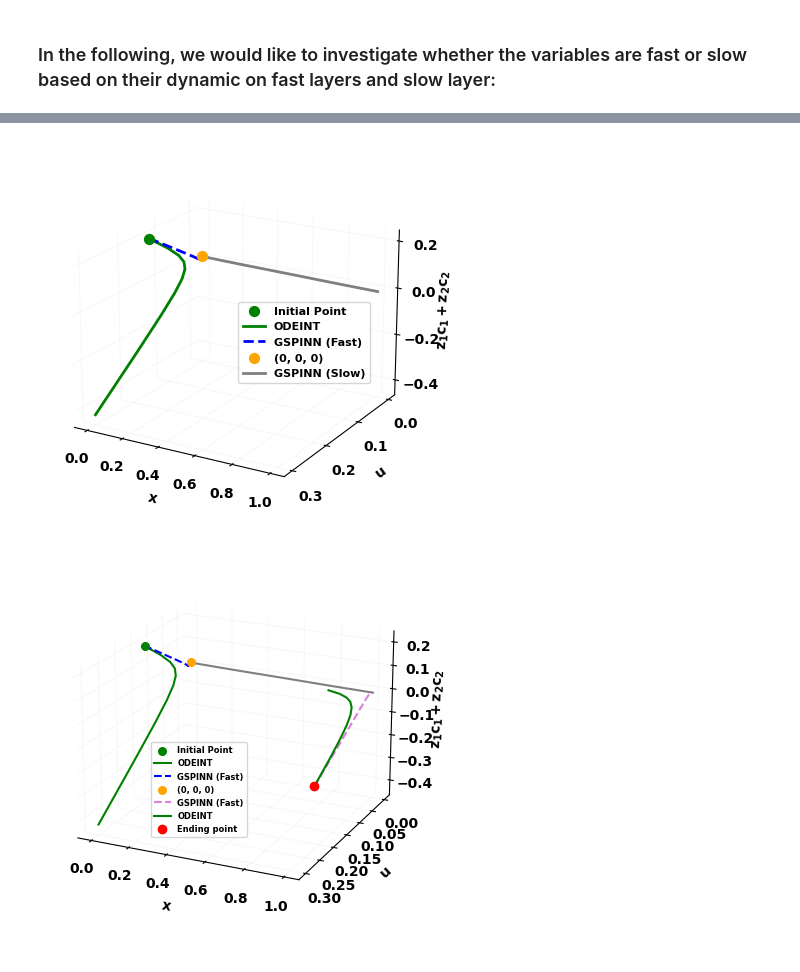
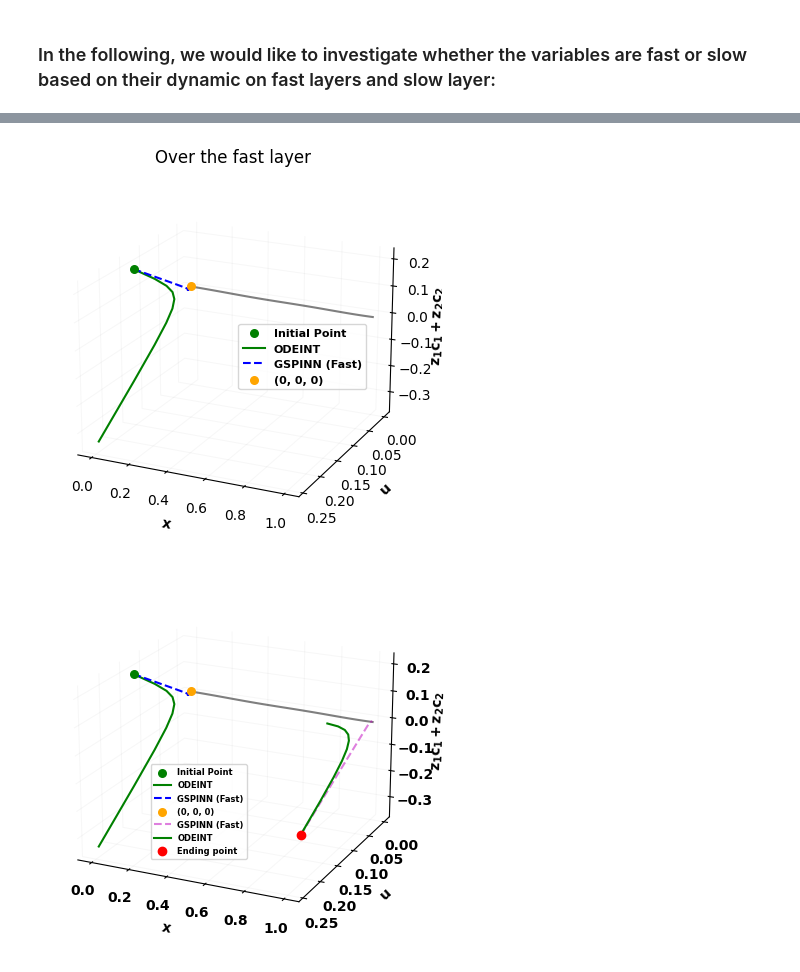
Before and after one commit to Hamid-Mofidi/PINNs_on_Multiple_timescale_dynamics, a Jupyter notebook: PINNs_PNP/PINNs_PNP_13(J_free)V-2.ipynb, the cells around one changed output, grey strips where cells are left out. Saved outputs shown, nothing was run; the diff lists cells and outputs as text; code cells hidden in the pictures.

```diff
--- a/PINNs_PNP/PINNs_PNP_13(J_free)V-2.ipynb
+++ b/PINNs_PNP/PINNs_PNP_13(J_free)V-2.ipynb
@@ -1282,52 +1462,47 @@ u, c1, c2, w = solution.T
 # Plot the 3D path
 fig = plt.figure()
 ax = fig.add_subplot(111, projection='3d')
-ax.set_yticks([0, 0.1, 0.2, 0.3])
-ax.set_zticks([-0.4,-0.2, 0, 0.2, 0.4])
 
-ax.scatter(w_init, u0,  z1 * l1 + z2 * l2, color='g', label='Initial Point ', s=50)
-ax.plot(w, u, z1 * c1 + z2 * c2, '-',  color='g', linewidth=2, label='ODEINT')
-ax.plot(w_pred_fast, u_pred_fast, z1 * c1_pred_fast + z2 * c2_pred_fast, 'b--', linewidth=2, label='GSPINN (Fast)')
-ax.scatter(w_pred_fast[-1],u_a, z1 * c1_slow_init + z2 * c2_slow_init, color='orange', label='(0, 0, 0)', s=50)
-ax.plot(w_pred_slow, u_pred_slow, z1 * c1_pred_slow + z2 * c2_pred_slow, 'k-', linewidth=2, alpha=0.5, label='GSPINN (Slow)')
+ax.scatter(w_init, u0,  z1 * l1 + z2 * l2, color='g', label='Initial Point ', s=30)
+ax.plot(w, u, z1 * c1 + z2 * c2, '-',  color='g', label='ODEINT')
+ax.plot(w_pred_fast, u_pred_fast, z1 * c1_pred_fast + z2 * c2_pred_fast, 'b--', label='GSPINN (Fast)')
+ax.plot(w_pred_slow, u_pred_slow, z1 * c1_pred_slow + z2 * c2_pred_slow, 'k-', alpha=0.5)
+ax.scatter(w_pred_fast[-1],u_a, z1 * c1_slow_init + z2 * c2_slow_init, color='orange', label='(0, 0, 0)', s=30)
 
 
 ax.set_xlabel('$\\mathbf{x}$', fontweight='bold')
 ax.set_ylabel('$\\mathbf{u}$', fontweight='bold')
-ax.set_zlabel('$\\mathbf{z_1 c_1 + z_2 c_2}$', labelpad=0.1, fontweight='bold')
+ax.set_zlabel('$\\mathbf{z_1 c_1 + z_2 c_2}$', labelpad=1, fontweight='bold')
 ax.invert_xaxis()
 
 # Set the pane colors to white
 ax.w_xaxis.set_pane_color((1.0, 1.0, 1.0, 1.0))
 ax.w_yaxis.set_pane_color((1.0, 1.0, 1.0, 1.0))
 ax.w_zaxis.set_pane_color((1.0, 1.0, 1.0, 1.0))
 
 # Set the grid colors to very light gray
 ax.xaxis._axinfo['grid'].update(color=(0.03, 0.03, 0.03, 0.03))
 ax.yaxis._axinfo['grid'].update(color=(0.03, 0.03, 0.03, 0.03))
 ax.zaxis._axinfo['grid'].update(color=(0.03, 0.03, 0.03, 0.03))
 
 # Update tick label properties
 ax.tick_params(axis='x', labelsize=10, labelcolor='black', width=2, length=5)
 ax.tick_params(axis='y', labelsize=10, labelcolor='black', width=2, length=5)
 ax.tick_params(axis='z', labelsize=10, labelcolor='black', width=2, length=5)
-for axis in [ax.xaxis, ax.yaxis, ax.zaxis]:
-    for label in axis.get_ticklabels():
-        label.set_fontweight('bold')
 
 # Apply bold font to tick labels
 #for label in ax.get_xticklabels() + ax.get_yticklabels() + ax.get_zticklabels():
 #    label.set_fontweight('bold')
 
 # Labels and legend
 ax.legend(prop={'weight': 'bold', 'size': 8}, bbox_to_anchor=(0.5, 0.6))
-#ax.set_title('Over the fast layer')
-ax.view_init(elev=20, azim=120)
+ax.set_title('Over the fast layer')
+ax.view_init(elev=20, azim=115)
 
 plt.grid(True, alpha=0.1)
 plt.show()
 # %% [output]
-[figure, old version]
+[figure, new version]
 # %%
 import numpy as np
 from scipy.integrate import odeint
@@ -1419,4 +1594,4 @@ ax.view_init(elev=20, azim=115)
 plt.grid(True, alpha=0.1)
 plt.show()
 # %% [output]
-[figure, old version]
+[figure, new version]
```
Also changed, not shown: parts of 25 cells of this notebook.
